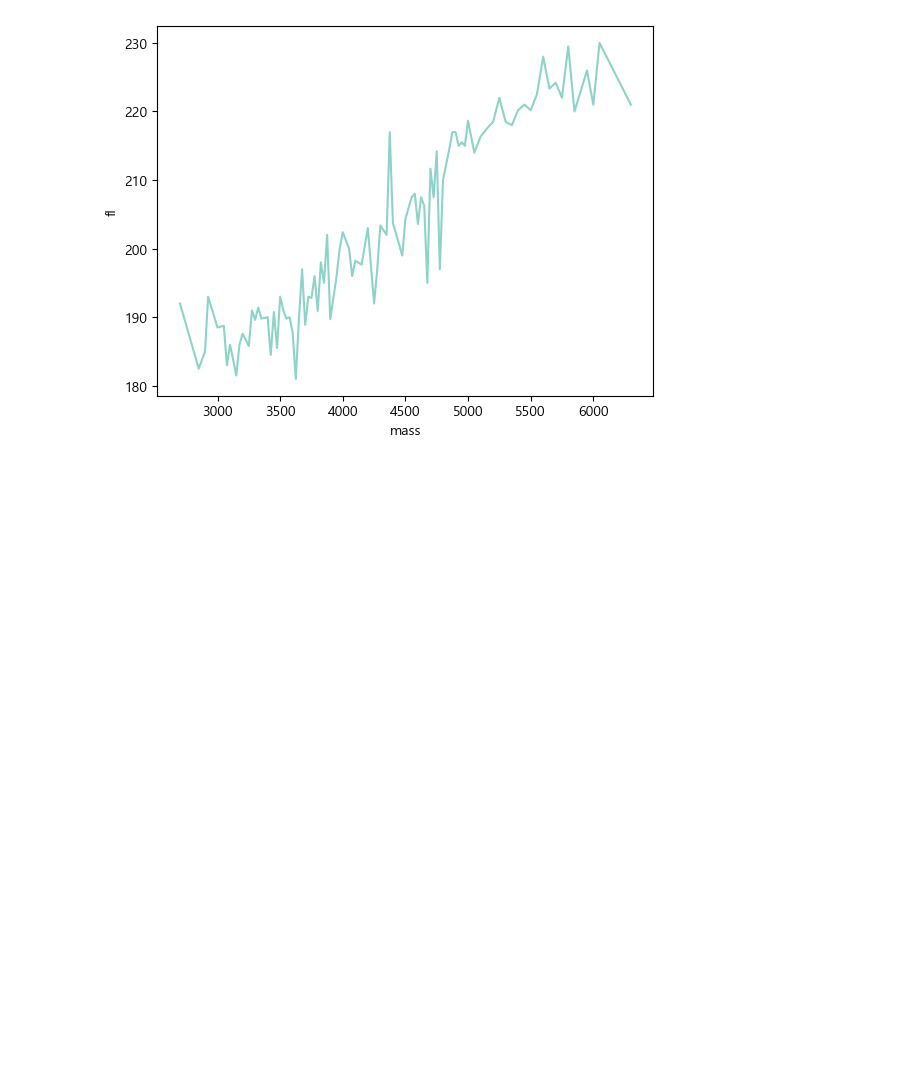
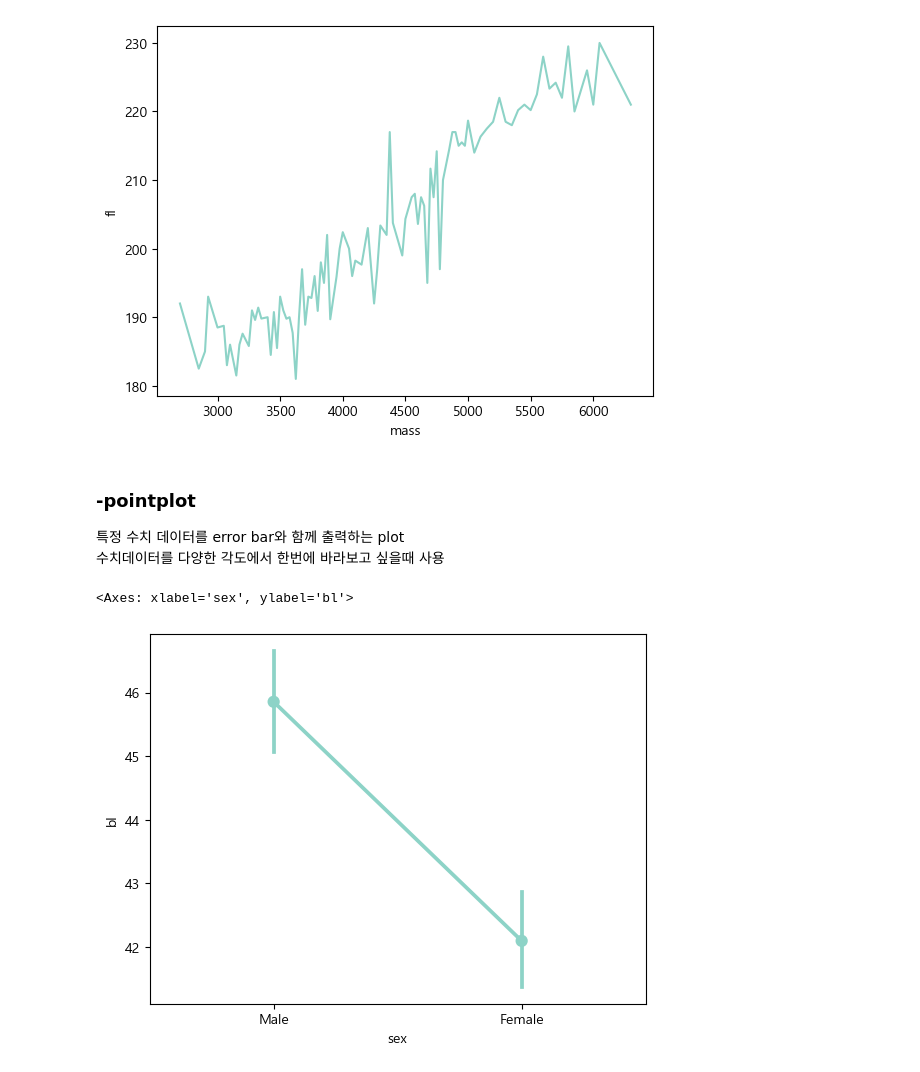
Before and after one commit to jwjb1020/jwj_python, a Jupyter notebook: penguin/penguin.ipynb, the cells around one changed output. Saved outputs shown, nothing was run; the diff lists cells and outputs as text; code cells hidden in the pictures; blank space fills up the shorter version.

```diff
--- a/penguin/penguin.ipynb
+++ b/penguin/penguin.ipynb
@@ -210,3 +210,13 @@ sns.lineplot(data=data, x="mass",y="fl",errorbar=None)
 [figure]
 <Axes: xlabel='mass', ylabel='fl'>
 [figure]
+# %% [markdown]
+### -pointplot
+특정 수치 데이터를 error bar와 함께 출력하는 plot<br>
+수치데이터를 다양한 각도에서 한번에 바라보고 싶을때 사용
+# %%
+sns.pointplot(data=data, x="sex",y="bl")
+#직선은 각 분포 표현, 직선 중간에 있는 점은 각 변수의 평균
+# %% [output]
+<Axes: xlabel='sex', ylabel='bl'>
+[figure, added]
```
Also changed, not shown: parts of 6 cells of this notebook, 10 other files.
